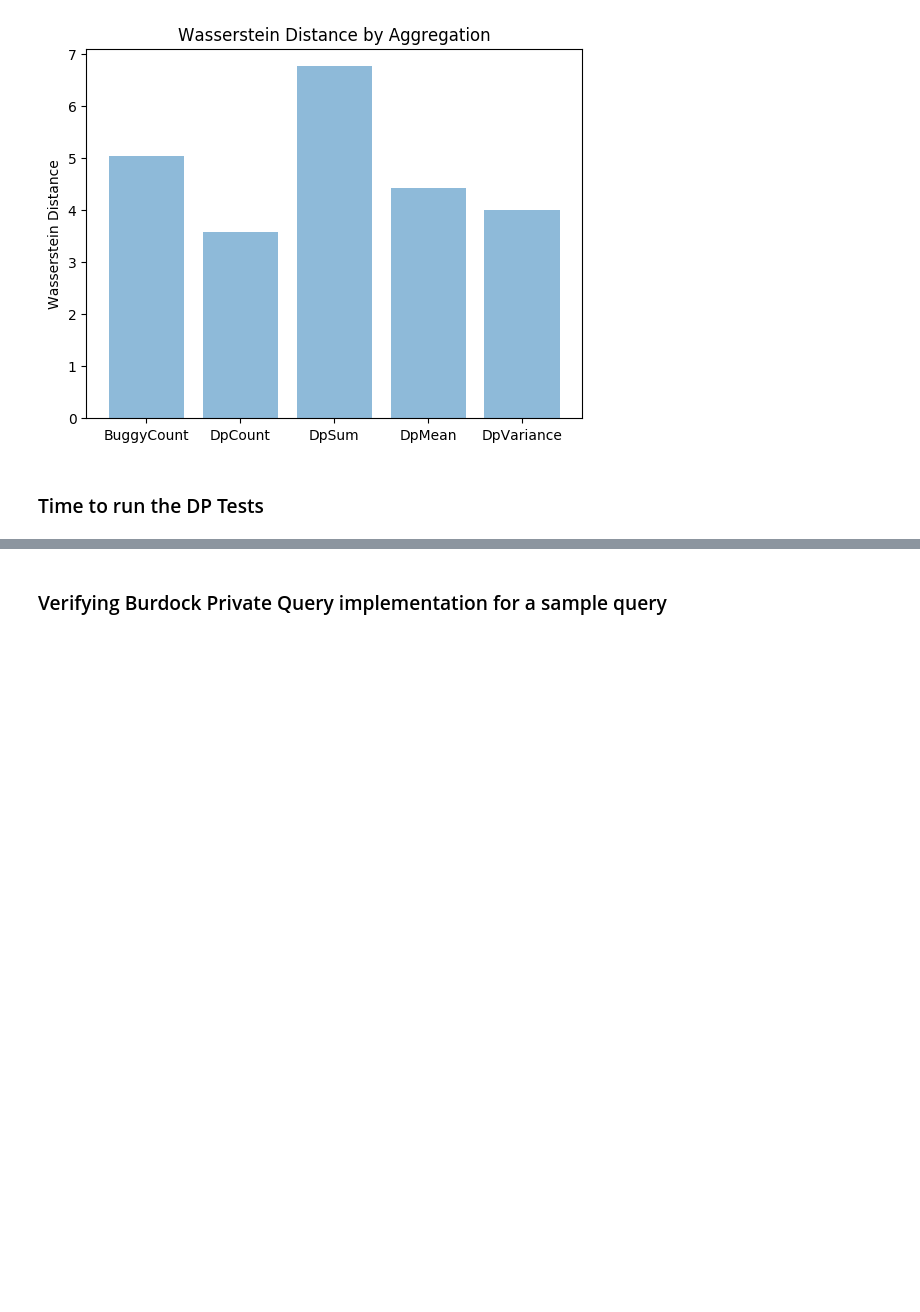
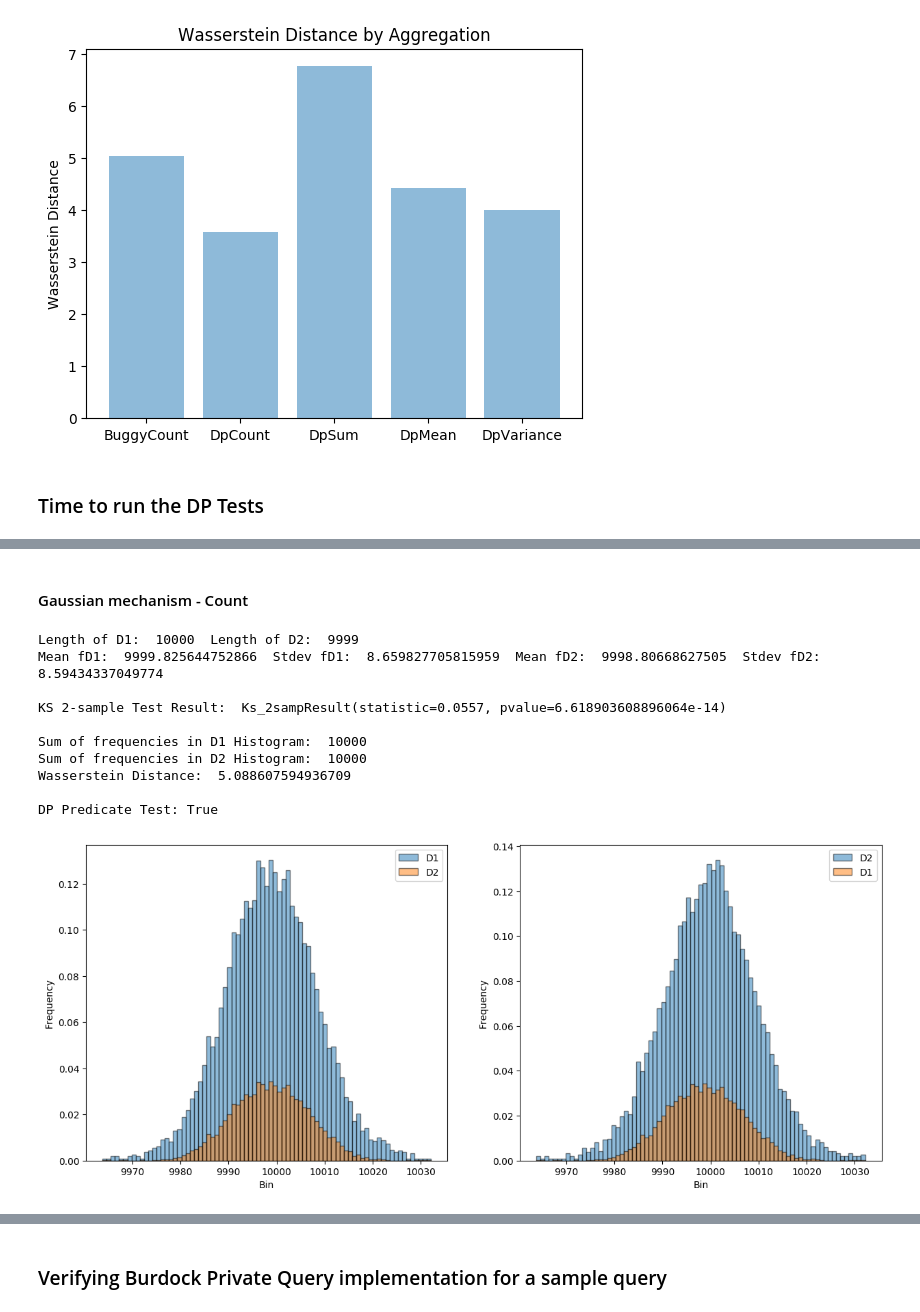
Before and after one commit to opendp/smartnoise-sdk, a Jupyter notebook: evaluation/Differential Privacy Verification.ipynb, the cells around one changed output, grey strips where cells are left out. Drawn from its saved outputs; the diff is of its cells as text; code cells hidden in the pictures; blank space fills up the shorter version.

```diff
--- a/evaluation/Differential Privacy Verification.ipynb
+++ b/evaluation/Differential Privacy Verification.ipynb
@@ -261,0 +296,17 @@ DP Predicate Test: False
+# %% [markdown]
+#### Gaussian mechanism - Count
+# %%
+ag = agg.Aggregation(t=1, repeat_count=10000, mechanism = "Gaussian")
+dp_count, ks_count, ws_count = dv.aggtest(ag.dp_mechanism_count, 'UserId', binsize="auto", debug = False)
+# %% [output]
+Length of D1:  10000  Length of D2:  9999
+Mean fD1:  9999.825644752866  Stdev fD1:  8.659827705815959  Mean fD2:  9998.80668627505  Stdev fD2:  8.59434337049774
+
+KS 2-sample Test Result:  Ks_2sampResult(statistic=0.0557, pvalue=6.618903608896064e-14)
+
+Sum of frequencies in D1 Histogram:  10000
+Sum of frequencies in D2 Histogram:  10000
+Wasserstein Distance:  5.088607594936709
+
+DP Predicate Test: True
+[figure, added]
```
Also changed, not shown: parts of 19 cells of this notebook, 4 other files.
